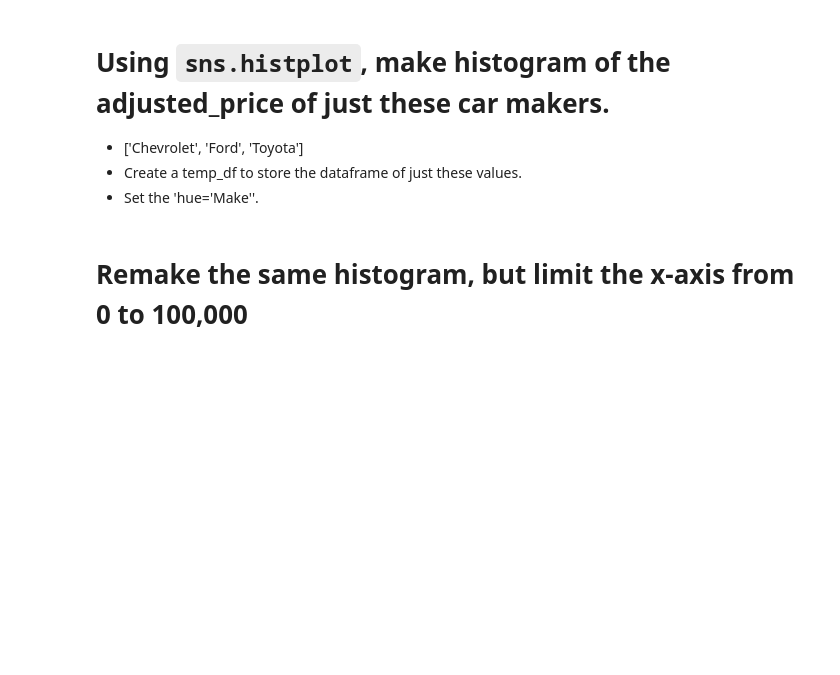
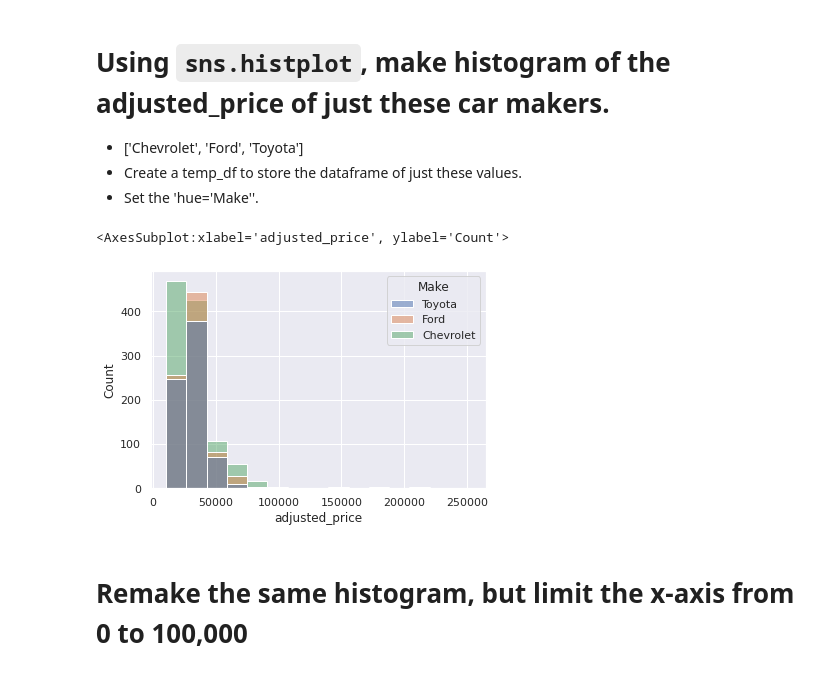
Before and after one commit to AlexOneUp/2022-fall-data-science, a Jupyter notebook: Week-02-EDA/Exercise-EDA.ipynb, the cells around one changed output. Cells and saved outputs as stored; diff of their text form; code cells hidden in the pictures; blank space fills up the shorter version.

```diff
--- a/Week-02-EDA/Exercise-EDA.ipynb
+++ b/Week-02-EDA/Exercise-EDA.ipynb
@@ -272,2 +261,14 @@ Name: highway MPG, dtype: float64
+# %%
+# Using `sns.histplot`, make histogram of the adjusted_price of just these car makers.
+# Makes a new df with this as a conditional.
+# condition 1 -> df['Make'].isin(['Chevrolet', 'Ford', 'Toyota']
+
+temp_df = df[df['Make'].isin(['Chevrolet', 'Ford', 'Toyota'])]
+
+# Ref : https://seaborn.pydata.org/generated/seaborn.histplot.html
+sns.histplot(data=temp_df, x=temp_df['adjusted_price'], hue='Make',bins= 15)
+# %% [output]
+<AxesSubplot:xlabel='adjusted_price', ylabel='Count'>
+[figure, added]
 # %% [markdown]
 # Remake the same histogram, but limit the x-axis from 0 to 100,000
```
Also changed, not shown: parts of 22 cells of this notebook.
